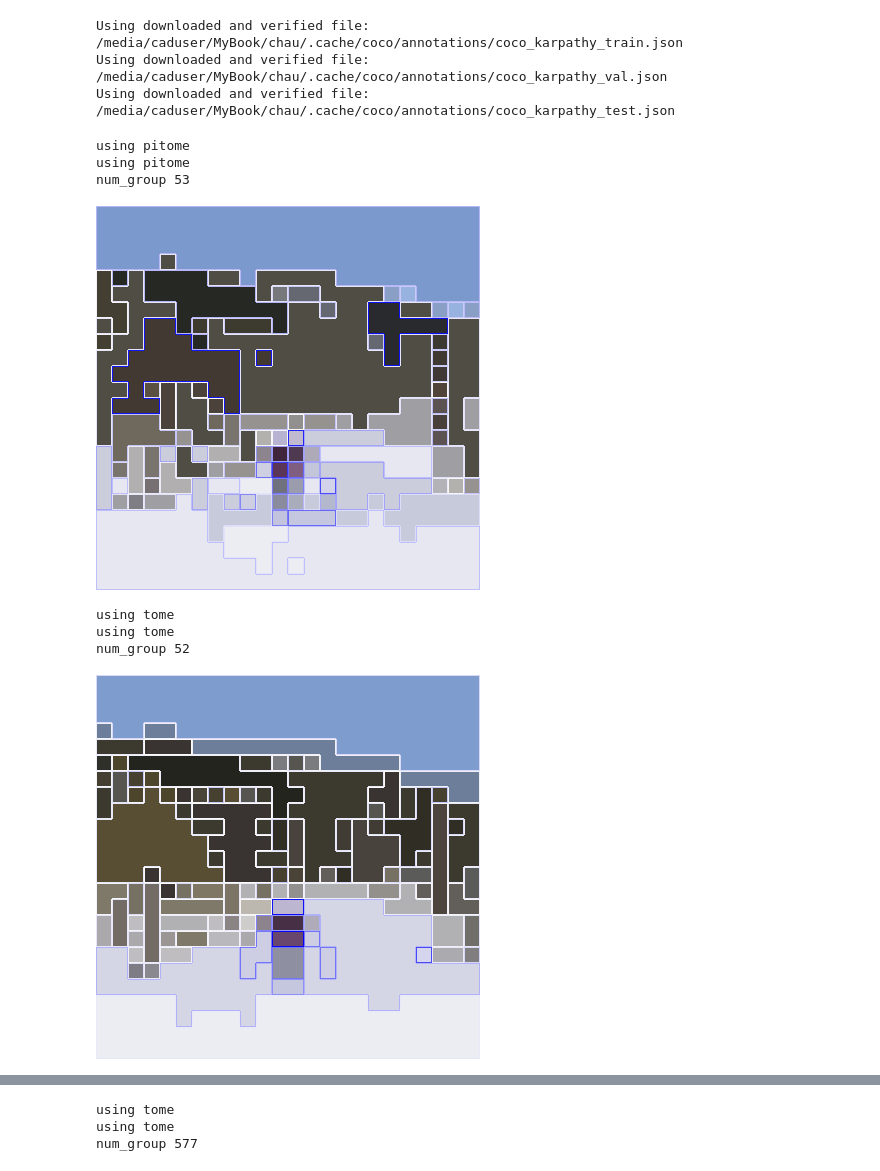
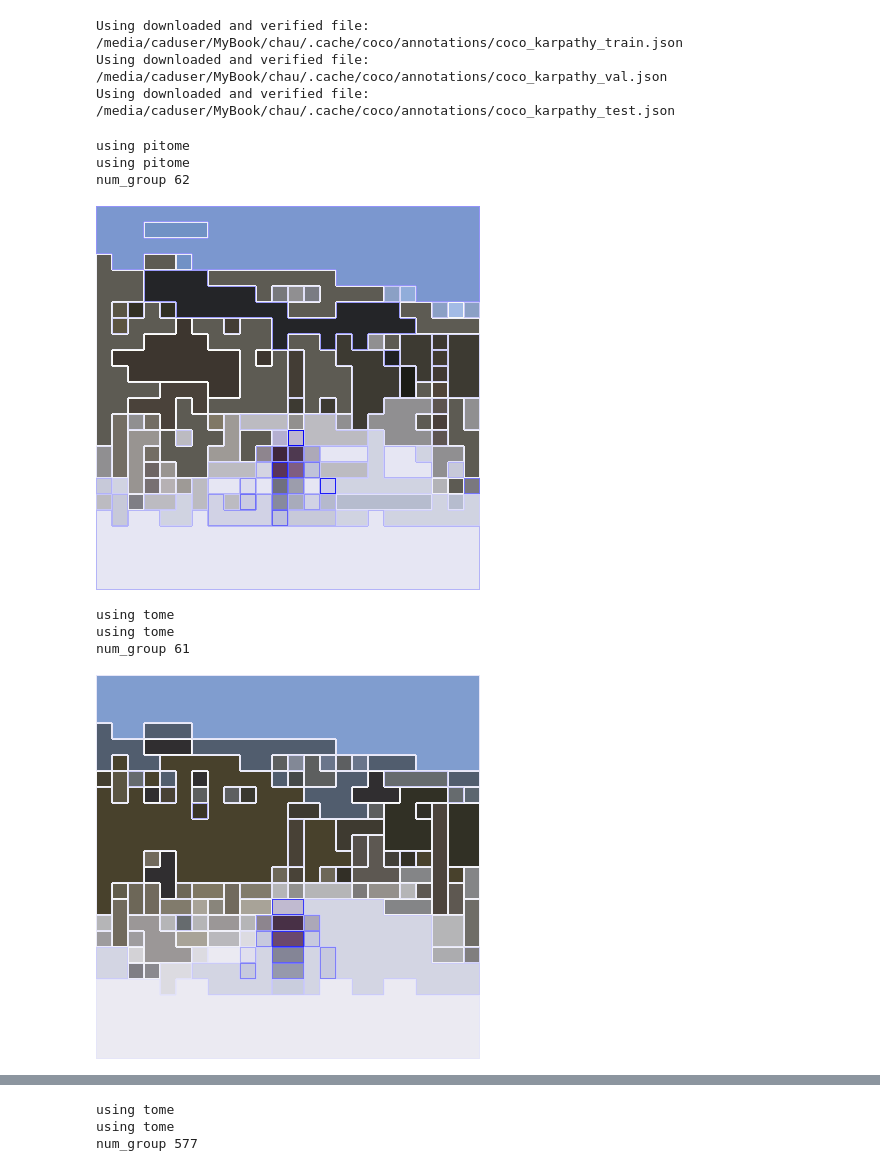
Before and after one commit to hchautran/PiToMe, a Jupyter notebook: vis_blip.ipynb, the cells around one changed output, grey strips where cells are left out. Cells and saved outputs as stored; diff of their text form; code cells hidden in the pictures.

```diff
--- a/vis_blip.ipynb
+++ b/vis_blip.ipynb
@@ -112,10 +112,20 @@ def get_model(model, algo, ratio):
         model.visual_encoder.ratio=1.0
         model.visual_encoder_m.ratio=1.0
 # %%
+import random
 
 
+def generate_edgemap(N: int, seed: int = 0) -> List[Tuple[float, float, float]]:
+    """Generates a equidistant colormap with N elements."""
+    random.seed(seed)
 
-def generate_colormap(N: int, attention_score: torch.Tensor, seed: int = 0) -> List[Tuple[float, float, float]]:
+    def generate_color():
+        return (random.random(), random.random(), random.random())
+
+    return [generate_color() for _ in range(N)]
+
+
+def generate_boxmap(N: int, attention_score: torch.Tensor, seed: int = 0) -> List[Tuple[float, float, float]]:
   """
   Generates a colormap with N elements, with a bolder blue base and lightness adjusted based on attention scores.
 
@@ -141,6 +151,7 @@ def generate_colormap(N: int, attention_score: torch.Tensor, seed: int = 0) -> L
   colormap = [adjust_lightness(attention_value) for attention_value in attention_score.flatten().tolist()]
 
   return colormap
+
 
 
 
@@ -172,7 +183,8 @@ def make_visualization(
     num_groups = vis.max().item() + 1
     print('num_group',num_groups)
 
-    cmap = generate_colormap(num_groups, attention_score)
+    edge_map = generate_boxmap(num_groups, attention_score)
+    box_map = generate_boxmap(num_groups, attention_score)
     vis_img = 0
 
     for i in range(num_groups):
@@ -188,8 +200,8 @@ def make_visualization(
             color = np.zeros(3)
 
 
-        vis_img = vis_img + mask_eroded * color.reshape(1, 1, 3) *np.array(cmap[i]).reshape(1, 1, 3)
-        vis_img = vis_img + mask_edge * 8*np.array(cmap[i]).reshape(1, 1, 3)
+        vis_img = vis_img + mask_eroded * color.reshape(1, 1, 3) *np.array(box_map[i]).reshape(1, 1, 3)
+        vis_img = vis_img + mask_edge * 8*np.array(edge_map[i]).reshape(1, 1, 3)
 
     # Convert back into a PIL image
     vis_img = Image.fromarray(np.uint8(vis_img * 255))
@@ -217,27 +229,27 @@ def visualize(algo, index, ratio):
         attn = model.visual_encoder.blocks[-1].attn.attention_map
         return make_visualization(img_vis, source, attn.sum(1)[:, 0, :], patch_size=16, class_token=True)
 # %%
-ratio = 0.80
+ratio = 0.8125
 # index = 102
 # index = 300
 # index = 6665
 # index = 21110
 index = 6400
 # index = 15500
 # index = 22000
 visualize(PITOME, index, ratio)
 # %% [output]
 using pitome
 using pitome
-num_group 53
+num_group 62
-[figure, old version]
+[figure, new version]
 # %%
 visualize(TOME, index, ratio)
 # %% [output]
 using tome
 using tome
-num_group 52
+num_group 61
-[figure, old version]
+[figure, new version]
 # %%
 visualize(TOFU, index, ratio)
 # %% [output]
```
Also changed, not shown: parts of 2 cells of this notebook.
